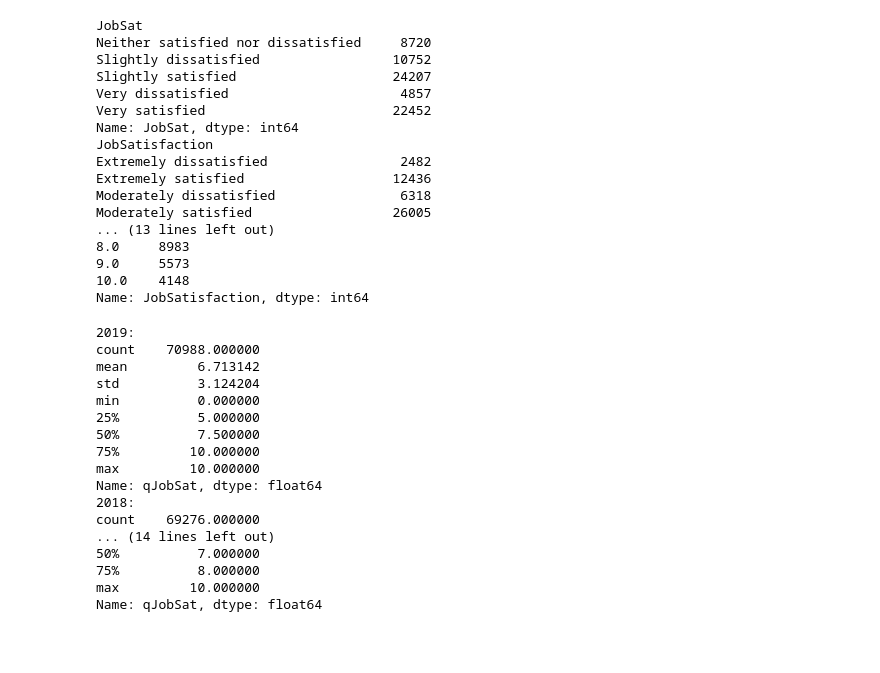
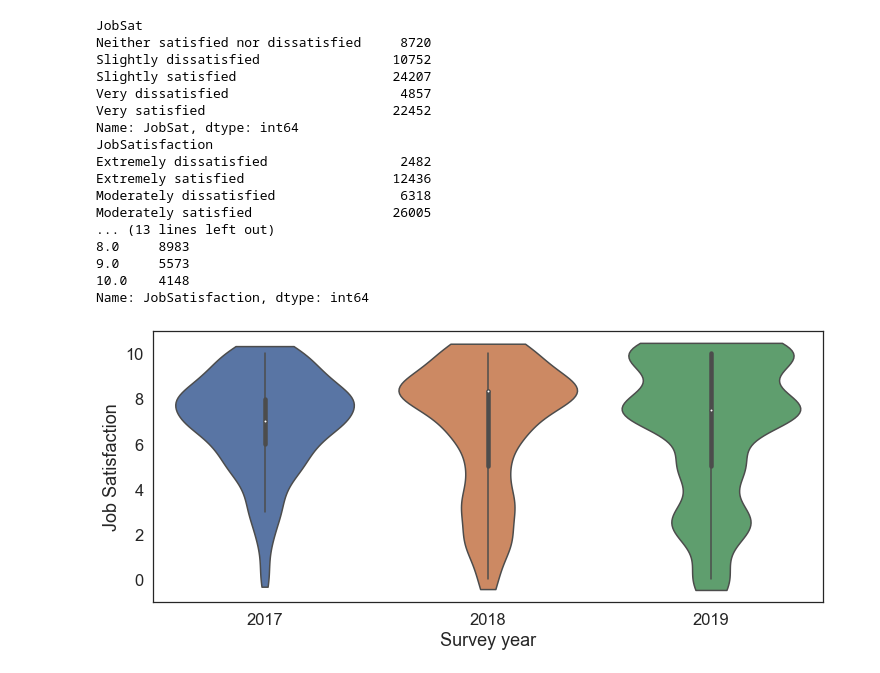
Before and after one commit to dsduncan/udsn_blogpost, a Jupyter notebook: dev_happiness.ipynb, the cells around one changed output. Saved outputs shown, nothing was run; the diff lists cells and outputs as text; code cells hidden in the pictures; blank space fills up the shorter version.

Commit message:
Comparison across years ready to go

```diff
--- a/dev_happiness.ipynb
+++ b/dev_happiness.ipynb
@@ -56,28 +59,23 @@ dsat18 = {
 df19['qJobSat'] = [dsat19.get(var, None) for var in df19.JobSat]
 df18['qJobSat'] = [dsat18.get(var, None) for var in df18.JobSatisfaction]
 df17['qJobSat'] = df17.JobSatisfaction
-# %%
-print("2019:")
-print(df19.qJobSat.describe())
-print("2018:")
-print(df18.qJobSat.describe())
-print("2017:")
-print(df17.qJobSat.describe())
-# %% [output]
-2019:
-count    70988.000000
-mean         6.713142
-std          3.124204
-min          0.000000
-25%          5.000000
-50%          7.500000
-75%         10.000000
-max         10.000000
-Name: qJobSat, dtype: float64
-2018:
-count    69276.000000
-... (14 lines left out)
-50%          7.000000
-75%          8.000000
-max         10.000000
-Name: qJobSat, dtype: float64
+# %%
+# Stack data to plot
+# bw{‘scott’, ‘silverman’, float}
+df_qjs = pd.concat([
+    pd.DataFrame({'year':2019, 'qJobSat':df19.qJobSat}).dropna(),
+    pd.DataFrame({'year':2018, 'qJobSat':df18.qJobSat}).dropna(),
+    pd.DataFrame({'year':2017, 'qJobSat':df17.qJobSat}).dropna(),
+])
+
+sns.set(style="white", font_scale=1.5)
+plt.figure(figsize=(12, 5))
+plt_qjs = sns.violinplot(
+    y='qJobSat', x='year', hue='year',
+    data=df_qjs, bw=0.3, cut=0.5, dodge=False)
+plt_qjs.set(xlabel="Survey year", ylabel="Job Satisfaction")
+plt_qjs.legend_.remove()
+
+plt.show();
+# %% [output]
+[figure, added]
```
Also changed, not shown: parts of 1 cell of this notebook.
